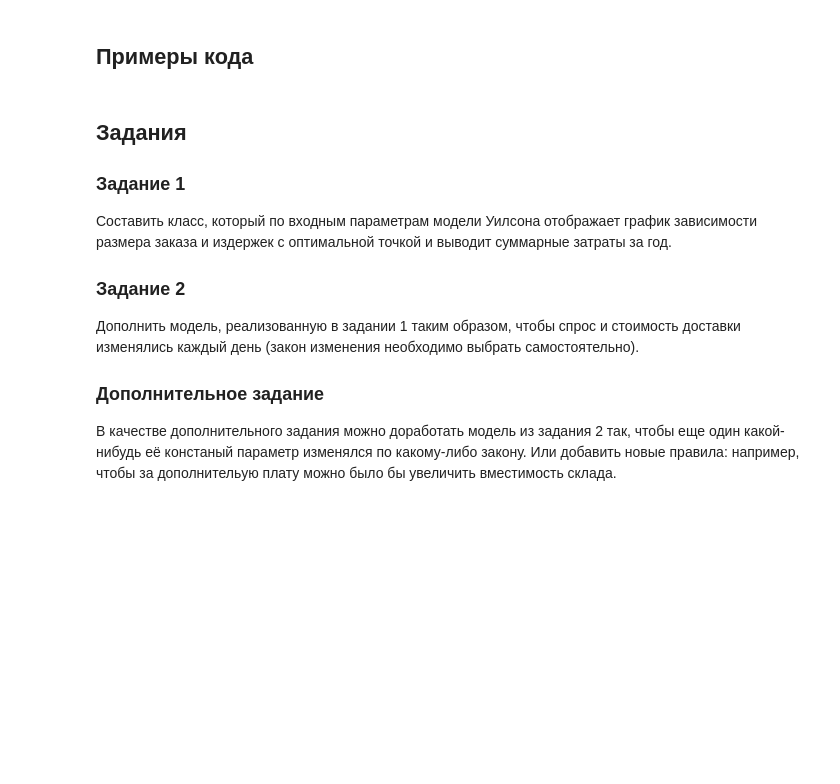
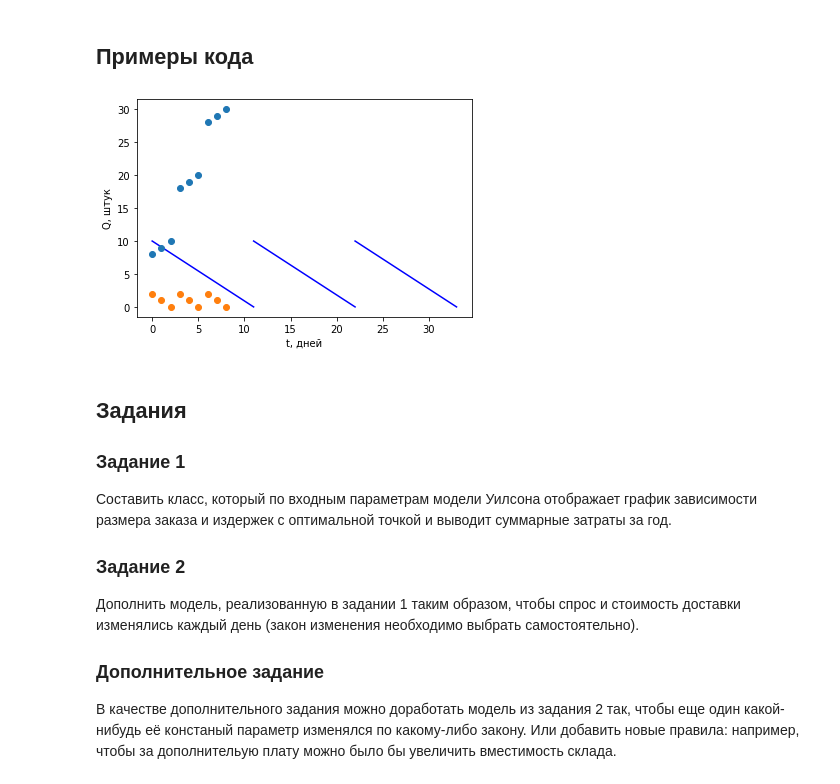
Before and after one commit to drkwdck/GameTheory, a Jupyter notebook: Untitled1.ipynb, the cells around one changed output. Cells and saved outputs as stored; diff of their text form; code cells hidden in the pictures; blank space fills up the shorter version.

```diff
--- a/Untitled1.ipynb
+++ b/Untitled1.ipynb
@@ -98,10 +98,32 @@ class Wilson:
         # Количество продукции в момент времени t = 0 равно вместимости склада
         product_curren_count = self.s
 
+        days_period = (self.s // self.v + 1)
         # Количество дней, которое мы рассмотрим
-        max_days_count = cycles_count * (self.s / self.v)
+        max_days_count = cycles_count * days_period
+
+        order_point_days = []
 
         for day in range(max_days_count):
+            # Если на доставку товара требуется столько же дней, сколько на его полное израсходование,
+            # делаем заказ на доставку
+            print("day: {0}, ")
+            if self.tau >= (product_curren_count // self.v + 1):
+                order_point_days.append([day, product_curren_count])
+            if product_curren_count == 0:
+                product_curren_count = self.s
+            product_curren_count -= self.v
+        for cycle_number in range(1, cycles_count + 1):
+            plt.plot([(cycle_number - 1) * days_period,  days_period * cycle_number],
+                     [self.s, 0], 'b')
+        plt.xlabel('t, дней')
+        plt.ylabel('Q, штук')
+        plt.plot(order_point_days, 'o')
+# %%
+model = Wilson(1, 0.1, 10, 0.5, 3, 1500.0)
+model.plot_order_point()
+# %% [output]
+[figure, added]
 # %% [markdown]
 ## Задания
 ### Задание 1
```
